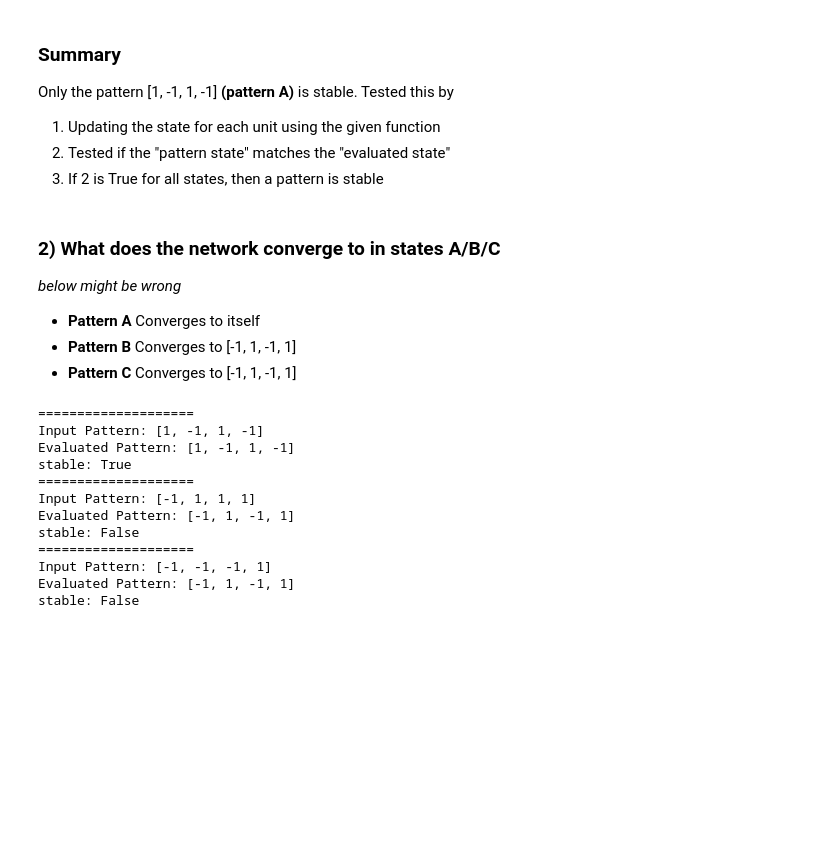
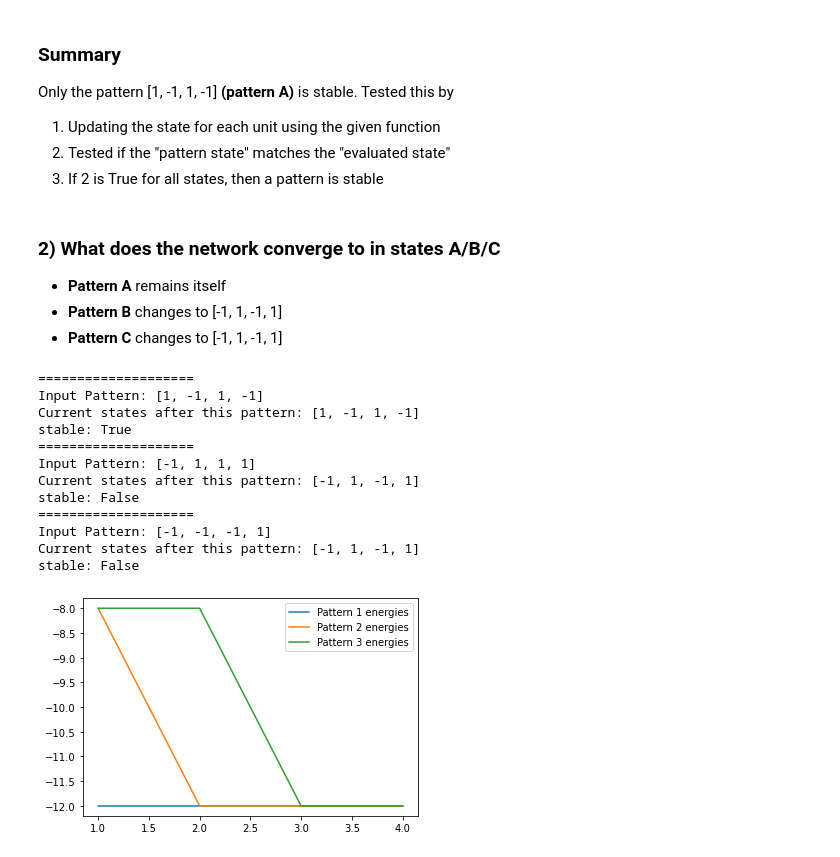
Before and after one commit to ahmedtarek-/MNS_CP_2022, a Jupyter notebook: assignment_2/assignment_2.ipynb, the cells around one changed output. Saved outputs shown, nothing was run; the diff lists cells and outputs as text; code cells hidden in the pictures; blank space fills up the shorter version.

```diff
--- a/assignment_2/assignment_2.ipynb
+++ b/assignment_2/assignment_2.ipynb
@@ -149,33 +176,34 @@ Only the pattern [1, -1, 1, -1] **(pattern A)** is stable. Tested this by
 # %% [markdown]
 ### 2) What does the network converge to in states A/B/C
 
-_below might be wrong_
-- **Pattern A** Converges to itself
-- **Pattern B** Converges to [-1, 1, -1, 1]
-- **Pattern C** Converges to [-1, 1, -1, 1]
+- **Pattern A** remains itself
+- **Pattern B** changes to [-1, 1, -1, 1]
+- **Pattern C** changes to [-1, 1, -1, 1]
 # %%
-# TODO:
-# - take the initial pattern, update the state
-# - keep doing this until states don't change
-# - print after each state update
-# - make this method return the energies
-def converge(self, initial_pattern):
-    return self.energies
+import matplotlib.pyplot as plt
 
-HopfieldNetwork.converge = converge
-hopfield_network = HopfieldNetwork(patterns)
+pattern_1_energies = hopfield_network.calculate_energies(pattern_1)
+pattern_2_energies = hopfield_network.calculate_energies(pattern_2)
+pattern_3_energies = hopfield_network.calculate_energies(pattern_3)
 
-# hopfield_network.converge([1,2])
+t = [1,2,3,4]
+
+plt.plot(t, pattern_1_energies, label = "Pattern 1 energies")
+plt.plot(t, pattern_2_energies, label = "Pattern 2 energies")
+plt.plot(t, pattern_3_energies, label = "Pattern 3 energies")
+plt.legend()
+plt.show()
 # %% [output]
 ====================
 Input Pattern: [1, -1, 1, -1]
-Evaluated Pattern: [1, -1, 1, -1]
+Current states after this pattern: [1, -1, 1, -1]
 stable: True
 ====================
 Input Pattern: [-1, 1, 1, 1]
-Evaluated Pattern: [-1, 1, -1, 1]
+Current states after this pattern: [-1, 1, -1, 1]
 stable: False
 ====================
 Input Pattern: [-1, -1, -1, 1]
-Evaluated Pattern: [-1, 1, -1, 1]
+Current states after this pattern: [-1, 1, -1, 1]
 stable: False
+[figure, added]
```
Also changed, not shown: parts of 5 cells of this notebook.
